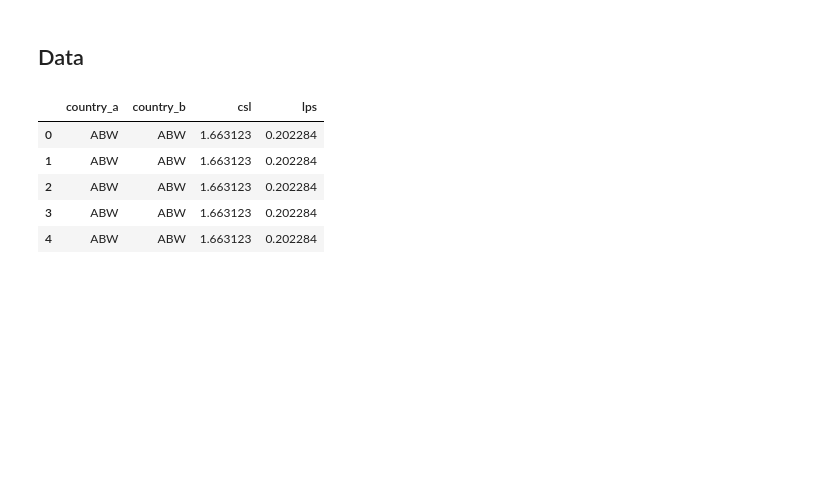
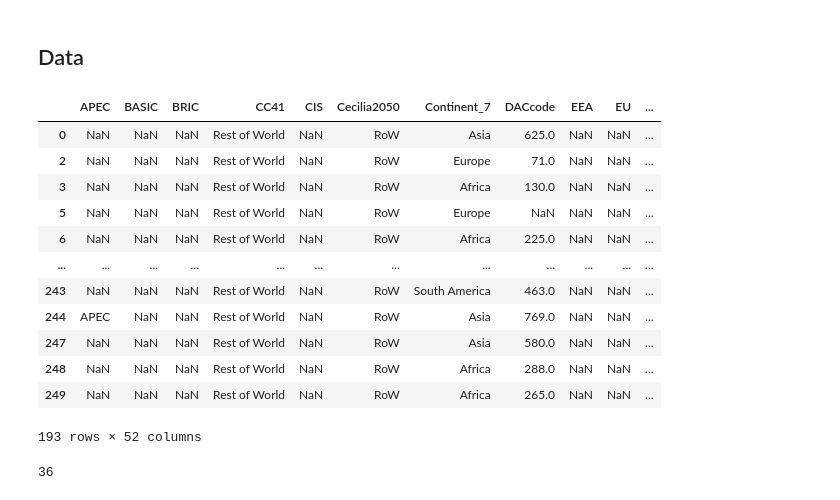
Before and after one commit to samrauh/dlss-project, a Jupyter notebook: model/multimodal_newtwork.ipynb, the cells around one changed output. Cells and saved outputs as stored; diff of their text form; code cells hidden in the pictures; blank space fills up the shorter version.

```diff
--- a/model/multimodal_newtwork.ipynb
+++ b/model/multimodal_newtwork.ipynb
@@ -55,6 +55,26 @@ path_lang_edges = "data_collection/culture/language_religion_edges.parquet"
 path_lang_nodes = "data_collection/culture/language_religion_nodes.parquet"
 df_lang_edges = pd.read_parquet(path_lang_edges)
 df_lang_nodes = pd.read_parquet(path_lang_nodes)
+# %%
+coco.CountryConverter().data[coco.CountryConverter().data['UNmember'].notna()]
+# %% [output]
+|  | APEC | BASIC | BRIC | CC41 | CIS | Cecilia2050 | Continent_7 | DACcode | EEA | EU | ... |
+| 0 | NaN | NaN | NaN | Rest of World | NaN | RoW | Asia | 625.0 | NaN | NaN | ... |
+| 2 | NaN | NaN | NaN | Rest of World | NaN | RoW | Europe | 71.0 | NaN | NaN | ... |
+| 3 | NaN | NaN | NaN | Rest of World | NaN | RoW | Africa | 130.0 | NaN | NaN | ... |
+| 5 | NaN | NaN | NaN | Rest of World | NaN | RoW | Europe | NaN | NaN | NaN | ... |
+| 6 | NaN | NaN | NaN | Rest of World | NaN | RoW | Africa | 225.0 | NaN | NaN | ... |
+| ... | ... | ... | ... | ... | ... | ... | ... | ... | ... | ... | ... |
+| 243 | NaN | NaN | NaN | Rest of World | NaN | RoW | South America | 463.0 | NaN | NaN | ... |
+| 244 | APEC | NaN | NaN | Rest of World | NaN | RoW | Asia | 769.0 | NaN | NaN | ... |
+| 247 | NaN | NaN | NaN | Rest of World | NaN | RoW | Asia | 580.0 | NaN | NaN | ... |
+| 248 | NaN | NaN | NaN | Rest of World | NaN | RoW | Africa | 288.0 | NaN | NaN | ... |
+| 249 | NaN | NaN | NaN | Rest of World | NaN | RoW | Africa | 265.0 | NaN | NaN | ... |
+193 rows × 52 columns
+# %%
+coco.convert(['AUS'], to='UNnumeric', not_found=None)
+# %% [output]
+36
 # %%
 # Pre-compute UN member countries once
 @functools.lru_cache(maxsize=1)
@@ -141,13 +206,4 @@ def create_data(edge_df, node_df, edge_country_a_col, edge_country_b_col, node_c
         data_dict[year] = data
 
     return data_dict
-# %%
-df_lang_edges.head()
-# %% [output]
-|  | country_a | country_b | csl | lps |
-| 0 | ABW | ABW | 1.663123 | 0.202284 |
-| 1 | ABW | ABW | 1.663123 | 0.202284 |
-| 2 | ABW | ABW | 1.663123 | 0.202284 |
-| 3 | ABW | ABW | 1.663123 | 0.202284 |
-| 4 | ABW | ABW | 1.663123 | 0.202284 |
 # %%
```
Also changed, not shown: parts of 6 cells of this notebook, 2 other files.
